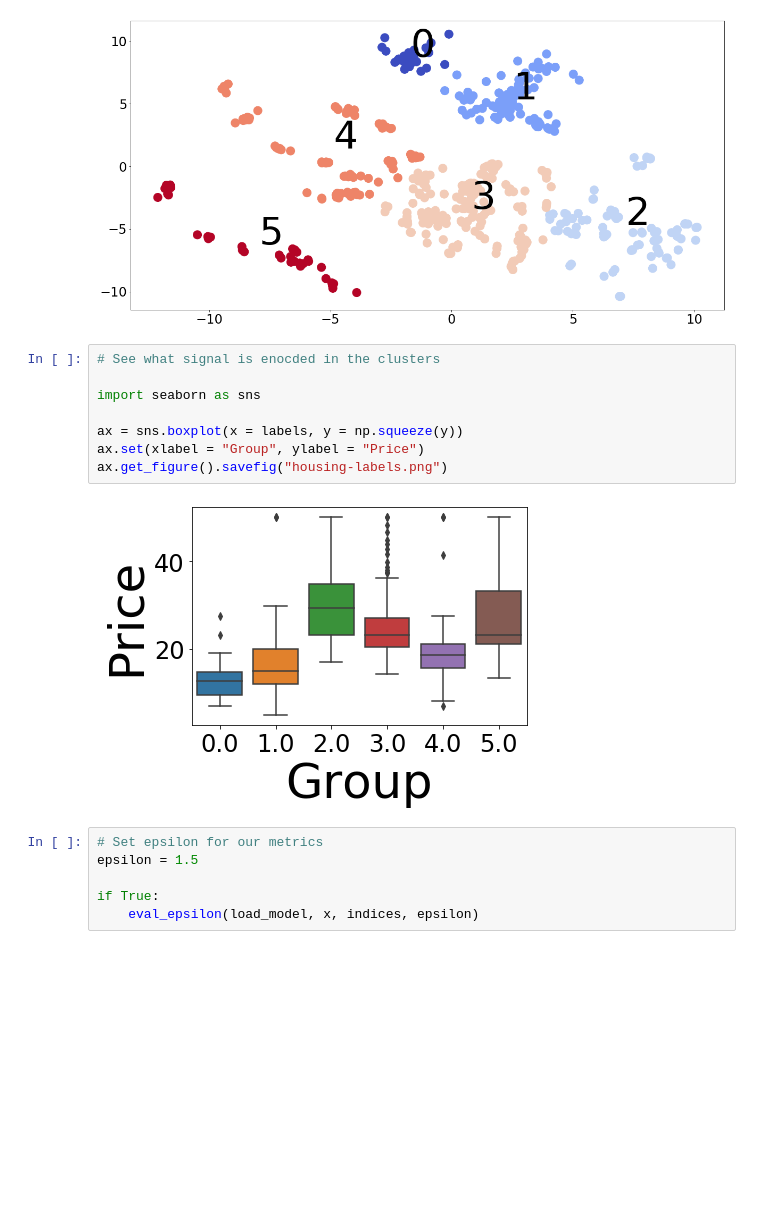
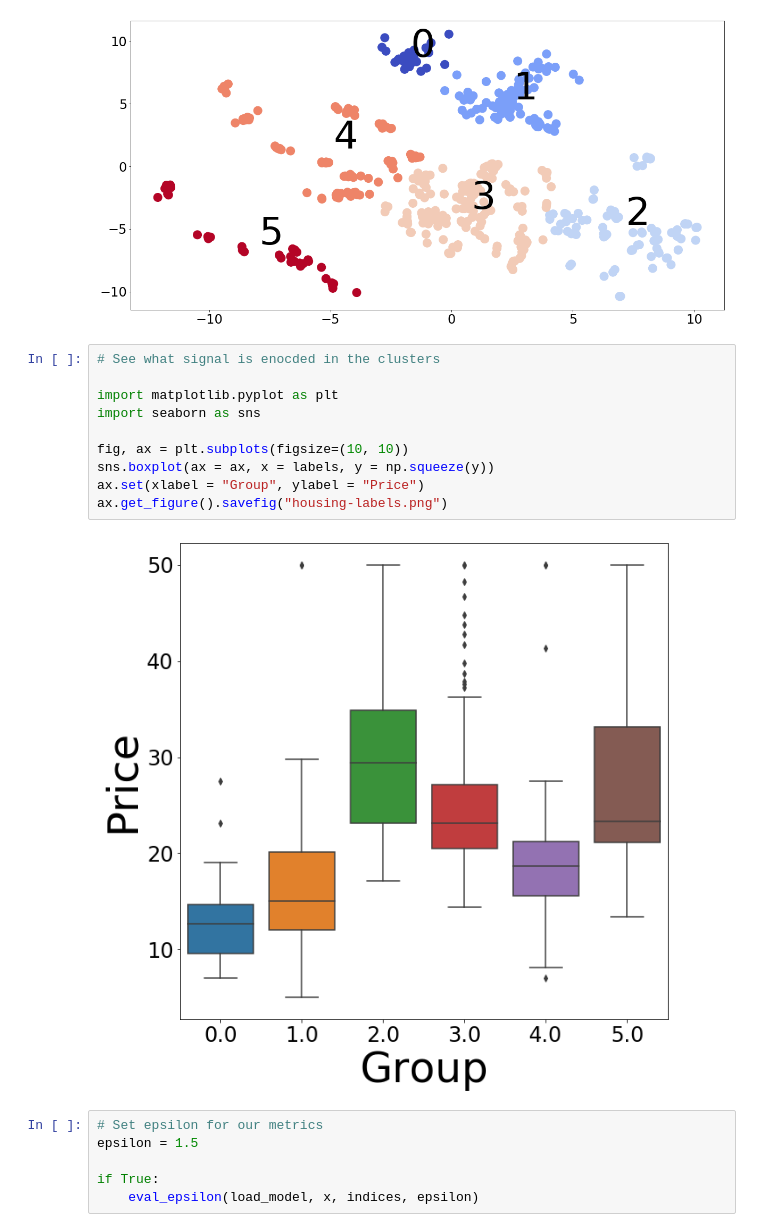
Before and after one commit to GDPlumb/ELDR, a Jupyter notebook: Housing/run.ipynb, the cells around one changed output. Saved outputs shown, nothing was run; the diff lists cells and outputs as text; blank space fills up the shorter version.

Commit message:
Fixed a plot scale issue

```diff
--- a/Housing/run.ipynb
+++ b/Housing/run.ipynb
@@ -81,13 +81,15 @@ means, centers, indices = plot_groups(x, data_rep, num_clusters, labels, name =
 # %%
 # See what signal is enocded in the clusters
 
+import matplotlib.pyplot as plt
 import seaborn as sns
 
-ax = sns.boxplot(x = labels, y = np.squeeze(y))
+fig, ax = plt.subplots(figsize=(10, 10))
+sns.boxplot(ax = ax, x = labels, y = np.squeeze(y))
 ax.set(xlabel = "Group", ylabel = "Price")
 ax.get_figure().savefig("housing-labels.png")
 # %% [output]
-[figure, old version]
+[figure, new version]
 # %%
 # Set epsilon for our metrics
 epsilon = 1.5
```
Also changed, not shown: 1 other file.
